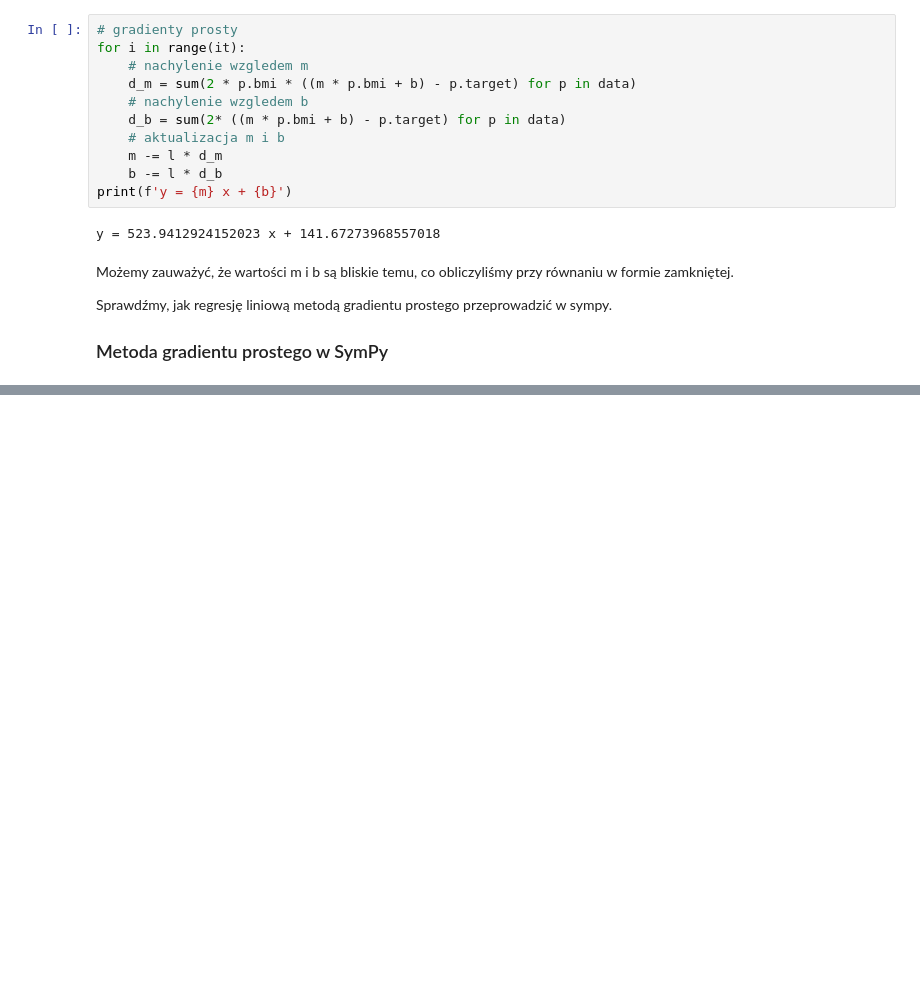
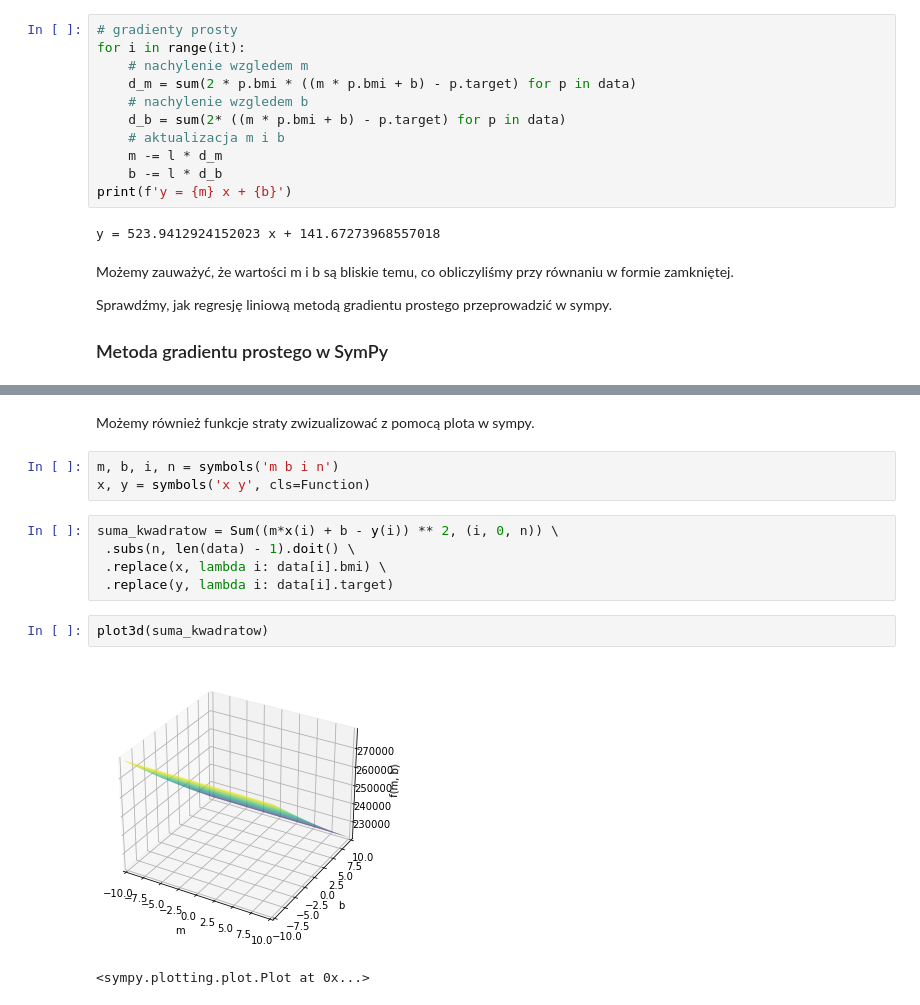
Before and after one commit to dataqueenpend/PodstawyMatematyki, a Jupyter notebook: 5. Regresja liniowa.ipynb, the cells around one changed output, grey strips where cells are left out. Saved outputs shown, nothing was run; the diff lists cells and outputs as text; blank space fills up the shorter version.

```diff
--- a/5. Regresja liniowa.ipynb
+++ b/5. Regresja liniowa.ipynb
@@ -462,0 +540,15 @@ Sprawdźmy, jak regresję liniową metodą gradientu prostego przeprowadzić w s
+# %% [markdown]
+Możemy również funkcje straty zwizualizować z pomocą plota w sympy.
+# %%
+m, b, i, n = symbols('m b i n')
+x, y = symbols('x y', cls=Function)
+# %%
+suma_kwadratow = Sum((m*x(i) + b - y(i)) ** 2, (i, 0, n)) \
+ .subs(n, len(data) - 1).doit() \
+ .replace(x, lambda i: data[i].bmi) \
+ .replace(y, lambda i: data[i].target)
+# %%
+plot3d(suma_kwadratow)
+# %% [output]
+[figure, added]
+<sympy.plotting.plot.Plot at 0x...>
```
Also changed, not shown: parts of 13 cells of this notebook, 1 other file.
